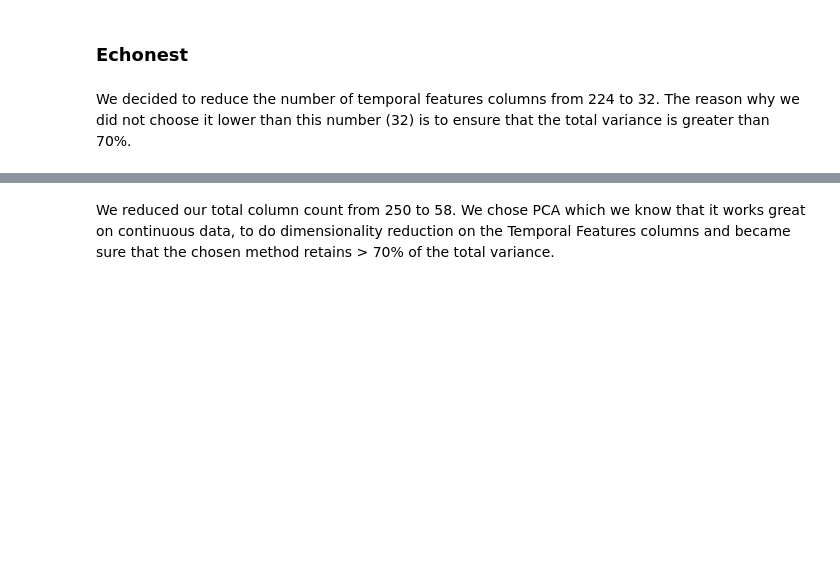
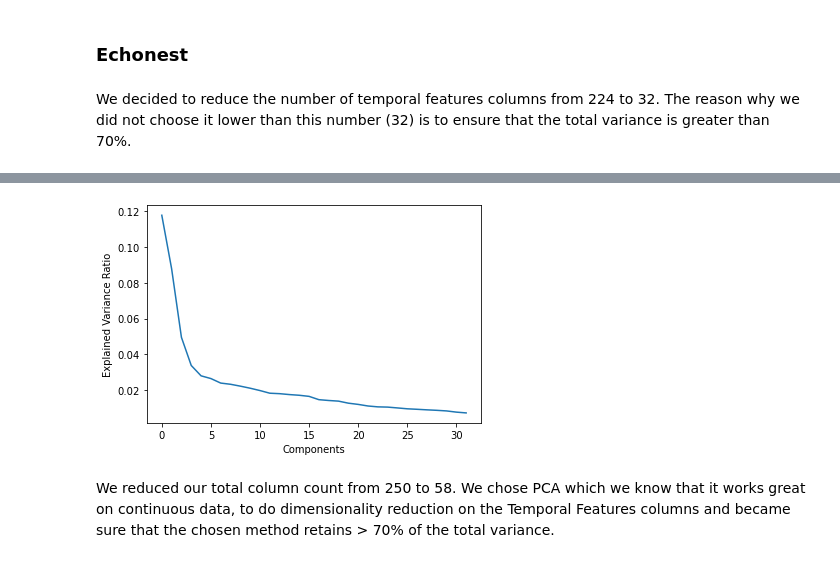
Before and after one commit to SimonePip/ADM-HW4, a Jupyter notebook: EX_2.1_2.2.ipynb, the cells around one changed output, grey strips where cells are left out. Cells and saved outputs as stored; diff of their text form; code cells hidden in the pictures; blank space fills up the shorter version.

Commit message:
Added graphs, working on k-means

```diff
--- a/EX_2.1_2.2.ipynb
+++ b/EX_2.1_2.2.ipynb
@@ -200,3 +223,10 @@ Total explained variance =  0.71034
+# %%
+plt.plot(pca.explained_variance_ratio_)
+plt.ylabel("Explained Variance Ratio")
+plt.xlabel("Components")
+plt.show()
+# %% [output]
+[figure, added]
 # %% [markdown]
 We reduced our total column count from 250 to 58. We chose PCA which we know that it works great on continuous data, to do dimensionality reduction on the Temporal Features columns and became sure that the chosen method retains > 70% of the total variance.
 # %%
```
Also changed, not shown: parts of 22 cells of this notebook.
